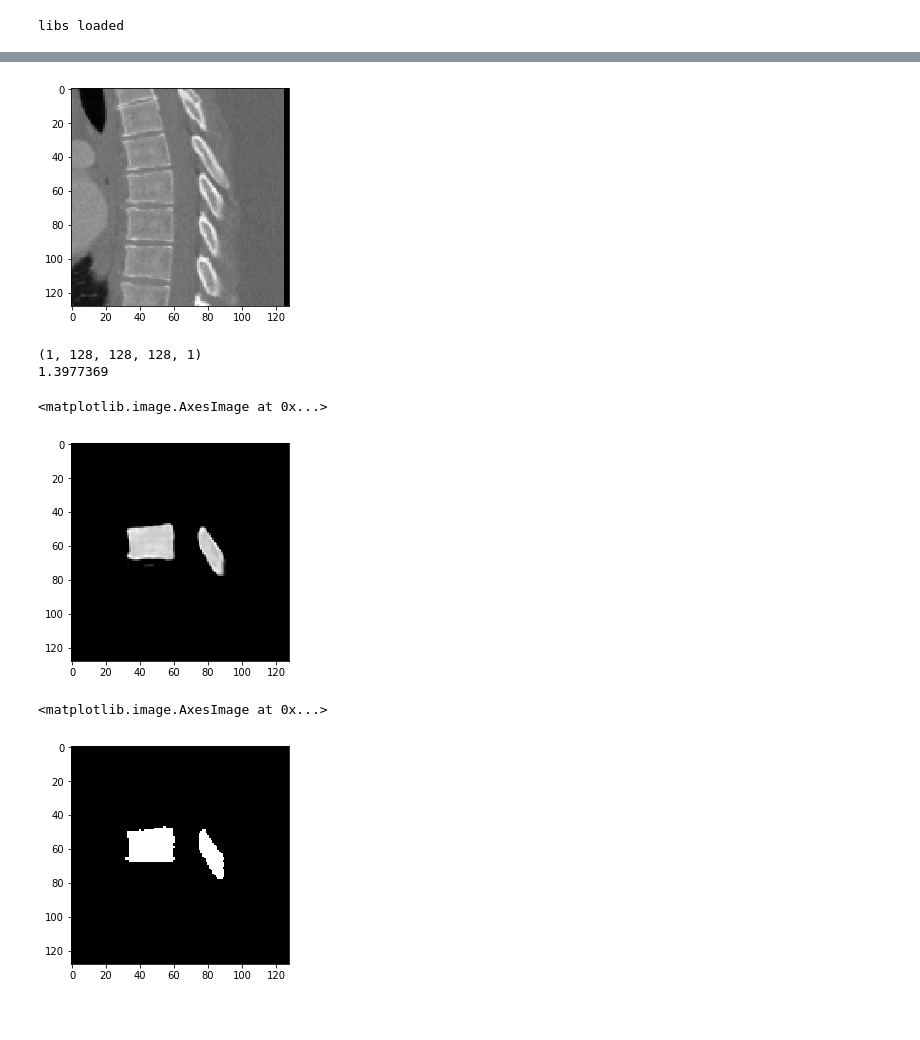
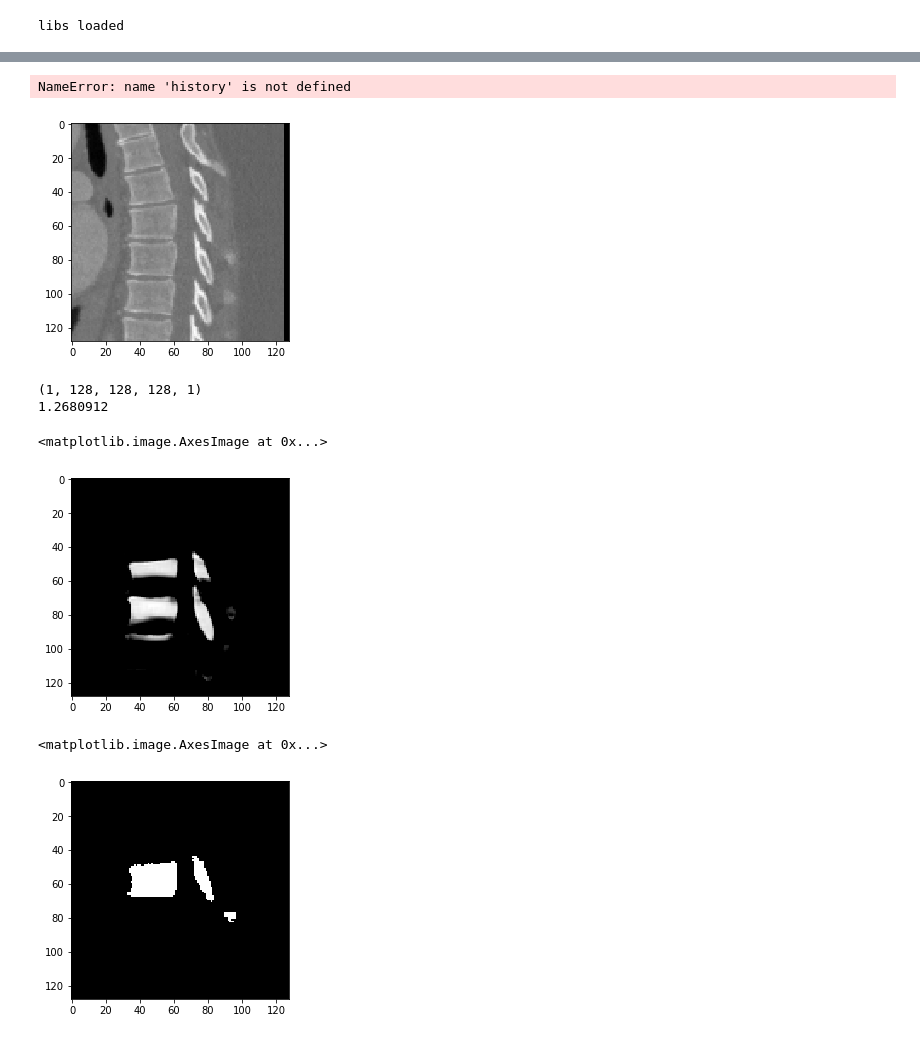
Before and after one commit to ianchen1015/spine, a Jupyter notebook: segmentation/segmentation.ipynb, the cells around one changed output, grey strips where cells are left out. Saved outputs shown, nothing was run; the diff lists cells and outputs as text; code cells hidden in the pictures.

```diff
--- a/segmentation/segmentation.ipynb
+++ b/segmentation/segmentation.ipynb
@@ -150,5 +164,5 @@ ________________________________________________________________________________
 # %%
-def generator(batch_size):
+def generator(batch_size, filenames):
     while 1:
         shape = (batch_size, size, size, size, 1)
 
@@ -162,9 +176,18 @@ def generator(batch_size):
             y = np.load(data_path.format('y') + filename)
             x = np.reshape(x, (size, size, size, -1))
             y = np.reshape(y, (size, size, size, -1))
+
             x_out[i] = x
             y_out[i] = y
 
+            # bias
+#             bias = 3
+#             x_bias, y_bias, z_bias = random.randint(-bias,bias), random.randint(-bias,bias), random.randint(-bias,bias)
+#             x_range = (x_bias, 127) if x_bias > 0 else (0, size + x_bias -1)
+#             y_range = (y_bias, 127) if y_bias > 0 else (0, size + y_bias -1)
+#             z_range = (z_bias, 127) if z_bias > 0 else (0, size + z_bias -1)
+
+#             x_out[i,x_range[0]:x_range[1],y_range[0]:y_range[1],z_range[0]:z_range[1],:] = x[x_range[0]:x_range[1],y_range[0]:y_range[1],z_range[0]:z_range[1]]
+#             y_out[i,x_range[0]:x_range[1],y_range[0]:y_range[1],z_range[0]:z_range[1],:] = y[x_range[0]:x_range[1],y_range[0]:y_range[1],z_range[0]:z_range[1]]
+
         yield (x_out, y_out)
-# %%
-model.fit_generator(generator(1), steps_per_epoch=10, epochs=1000)
@@ -215,0 +194,16 @@ Epoch 1000/1000
+# %%
+# from keras.callbacks import EarlyStopping
+# early_stopping = EarlyStopping(monitor='val_loss',
+#                                min_delta=0,
+#                                patience=2,
+#                                verbose=0,
+#                                mode='auto')
+from keras.callbacks import ModelCheckpoint
+checkpoint = ModelCheckpoint('./save/model.weights.best.h5', verbose=1, monitor='val_loss',save_best_only=True, mode='min')
+
+history = model.fit_generator(  generator(1, training_filenames),
+                                validation_data=generator(2, validation_filenames),
+                                steps_per_epoch=10,
+                                validation_steps = 10,
+                                epochs=2000,
+                                callbacks=[checkpoint])
@@ -216,29 +229,53 @@ Epoch 1000/1000
+# %%
+def plot_result():
+    # list all data in history
+    print(history.history.keys())
+    # summarize history for accuracy
+    plt.plot(history.history['acc'])
+    plt.plot(history.history['val_acc'])
+    plt.title('model accuracy')
+    plt.ylabel('accuracy')
+    plt.xlabel('epoch')
+    plt.legend(['train', 'test'], loc='upper left')
+    plt.show()
+    # summarize history for loss
+    plt.plot(history.history['loss'])
+    plt.plot(history.history['val_loss'])
+    plt.title('model loss')
+    plt.ylabel('loss')
+    plt.xlabel('epoch')
+    plt.legend(['train', 'test'], loc='upper left')
+    plt.show()
+
+plot_result()
+# %% [output]
+NameError: name 'history' is not defined
 # %%
 
 #model.save_weights('./save/model_weights.h5')
 # %%
 del model
 # %%
-x = np.load(data_path.format('x') + filenames[0])
-plt.imshow(x[:,:,60], cmap='gray')
+x = np.load(data_path.format('x') + validation_filenames[0])
+plt.imshow(x[:,:,65], cmap='gray')
 x = np.reshape(x, (1, 128, 128, 128, -1))
 # %% [output]
-[figure, old version]
+[figure, new version]
 # %%
 y = model.predict(x)
 print(y.shape)
 y = np.reshape(y, (128, 128, 128))
 print(np.max(y))
-plt.imshow(y[:,:,60], cmap='gray')
+plt.imshow(y[:,:,65], cmap='gray')
 # %% [output]
 (1, 128, 128, 128, 1)
-1.3977369
+1.2680912
 <matplotlib.image.AxesImage at 0x...>
-[figure, old version]
+[figure, new version]
 # %%
-y = np.load(data_path.format('y') + filenames[0])
-plt.imshow(y[:,:,60], cmap='gray')
+y = np.load(data_path.format('y') + validation_filenames[0])
+plt.imshow(y[:,:,65], cmap='gray')
 # %% [output]
 <matplotlib.image.AxesImage at 0x...>
-[figure, old version]
+[figure, new version]
 # %%
```
Also changed, not shown: parts of 8 cells of this notebook, 22 other files.
